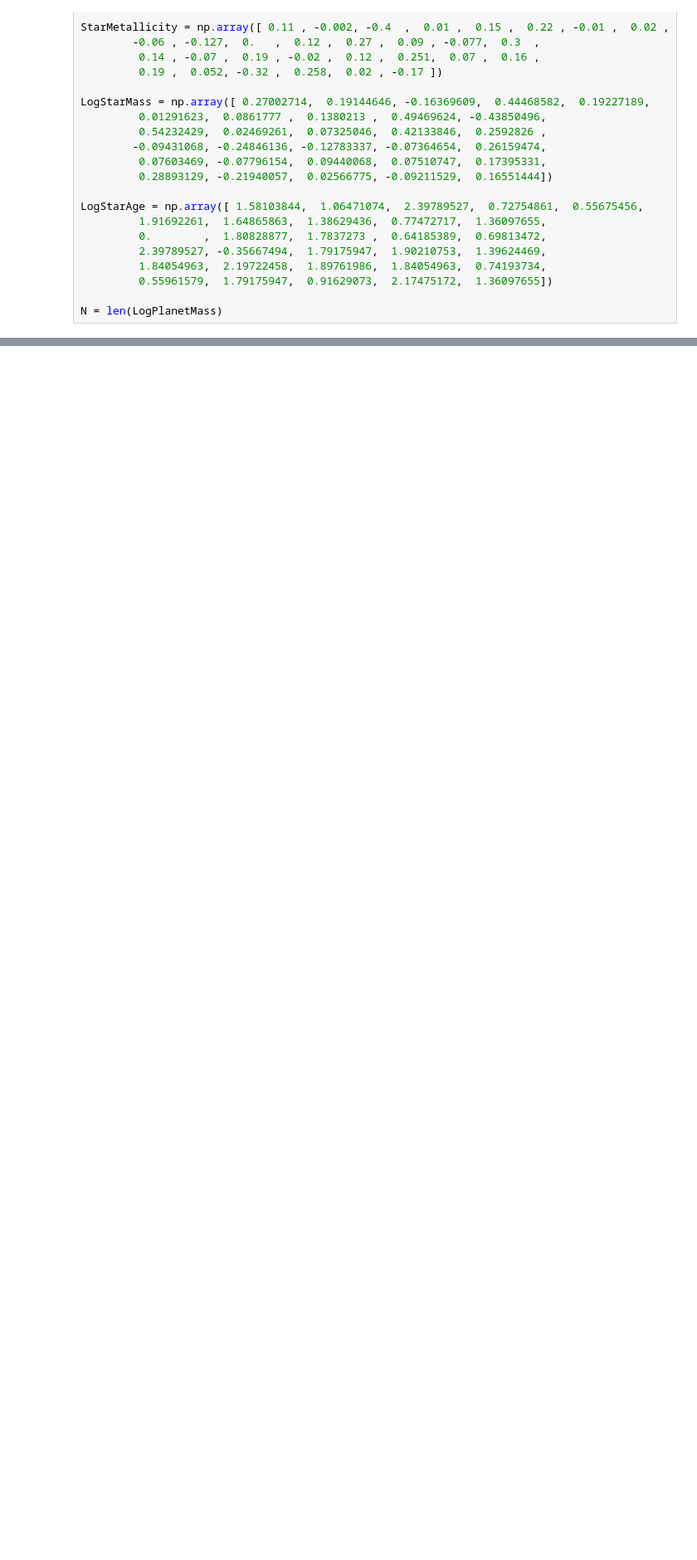
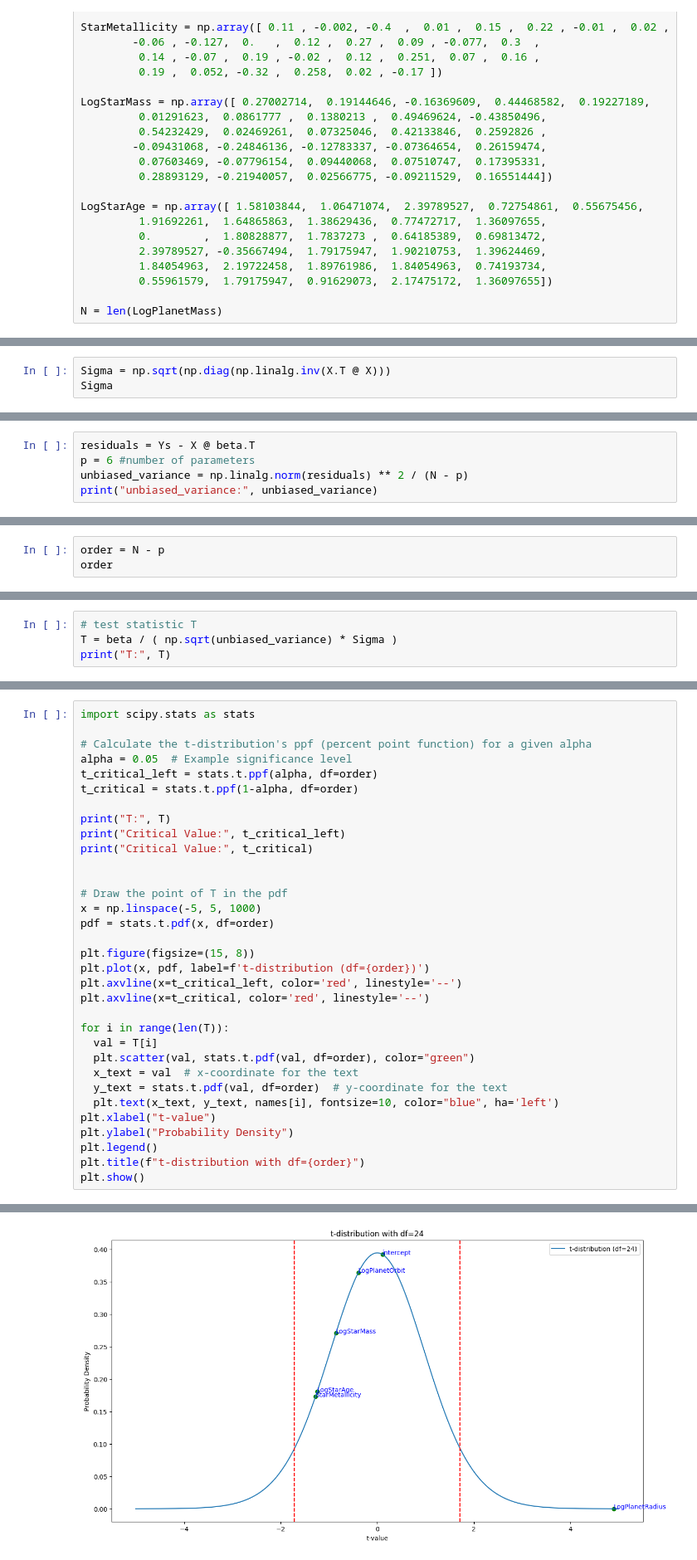
Before and after one commit to arnml/colabrepository, a Jupyter notebook: MITx_6_419x_modulo_1.ipynb, the cells around one changed output, grey strips where cells are left out. Shown: that part at 83% size. Saved outputs shown, nothing was run; the diff lists cells and outputs as text; blank space fills up the shorter version.

```diff
--- a/MITx_6_419x_modulo_1.ipynb
+++ b/MITx_6_419x_modulo_1.ipynb
@@ -423,0 +419,3 @@ beta [ 0.15379303  1.40214538 -0.14099818 -1.59951364 -0.95610919 -0.46176234]
+# %%
+Sigma = np.sqrt(np.diag(np.linalg.inv(X.T @ X)))
+Sigma
@@ -423,0 +425,5 @@ beta [ 0.15379303  1.40214538 -0.14099818 -1.59951364 -0.95610919 -0.46176234]
+# %%
+residuals = Ys - X @ beta.T
+p = 6 #number of parameters
+unbiased_variance = np.linalg.norm(residuals) ** 2 / (N - p)
+print("unbiased_variance:", unbiased_variance)
@@ -423,0 +432,3 @@ beta [ 0.15379303  1.40214538 -0.14099818 -1.59951364 -0.95610919 -0.46176234]
+# %%
+order = N - p
+order
@@ -423,0 +437,4 @@ beta [ 0.15379303  1.40214538 -0.14099818 -1.59951364 -0.95610919 -0.46176234]
+# %%
+# test statistic T
+T = beta / ( np.sqrt(unbiased_variance) * Sigma )
+print("T:", T)
@@ -423,0 +443,34 @@ beta [ 0.15379303  1.40214538 -0.14099818 -1.59951364 -0.95610919 -0.46176234]
+# %%
+import scipy.stats as stats
+
+# Calculate the t-distribution's ppf (percent point function) for a given alpha
+alpha = 0.05  # Example significance level
+t_critical_left = stats.t.ppf(alpha, df=order)
+t_critical = stats.t.ppf(1-alpha, df=order)
+
+print("T:", T)
+print("Critical Value:", t_critical_left)
+print("Critical Value:", t_critical)
+
+
+# Draw the point of T in the pdf
+x = np.linspace(-5, 5, 1000)
+pdf = stats.t.pdf(x, df=order)
+
+plt.figure(figsize=(15, 8))
+plt.plot(x, pdf, label=f't-distribution (df={order})')
+plt.axvline(x=t_critical_left, color='red', linestyle='--')
+plt.axvline(x=t_critical, color='red', linestyle='--')
+
+for i in range(len(T)):
+  val = T[i]
+  plt.scatter(val, stats.t.pdf(val, df=order), color="green")
+  x_text = val  # x-coordinate for the text
+  y_text = stats.t.pdf(val, df=order)  # y-coordinate for the text
+  plt.text(x_text, y_text, names[i], fontsize=10, color="blue", ha='left')
+plt.xlabel("t-value")
+plt.ylabel("Probability Density")
+plt.legend()
+plt.title(f"t-distribution with df={order}")
+plt.show()
+# %% [output]
@@ -423,0 +480 @@ beta [ 0.15379303  1.40214538 -0.14099818 -1.59951364 -0.95610919 -0.46176234]
+[figure, added]
```
Also changed, not shown: parts of 11 cells of this notebook.
